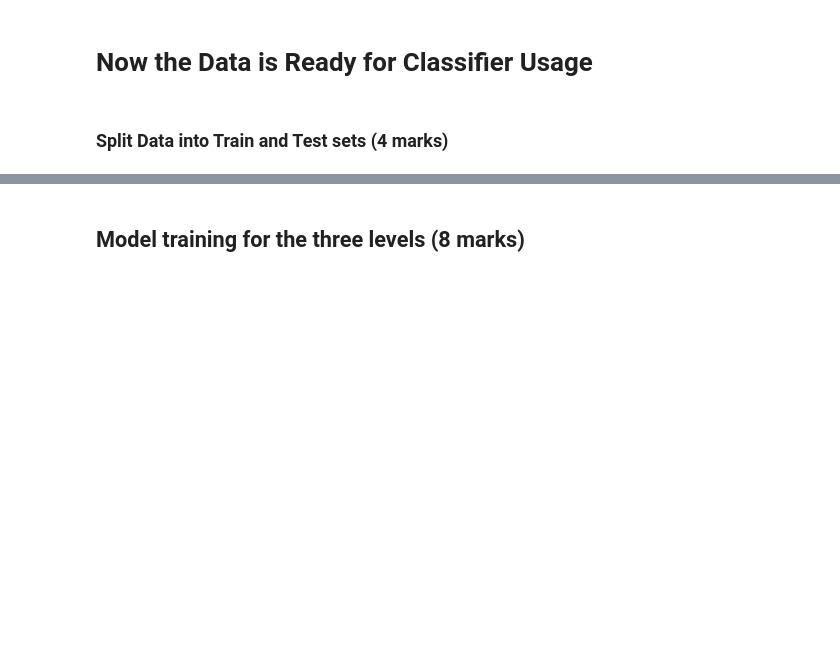
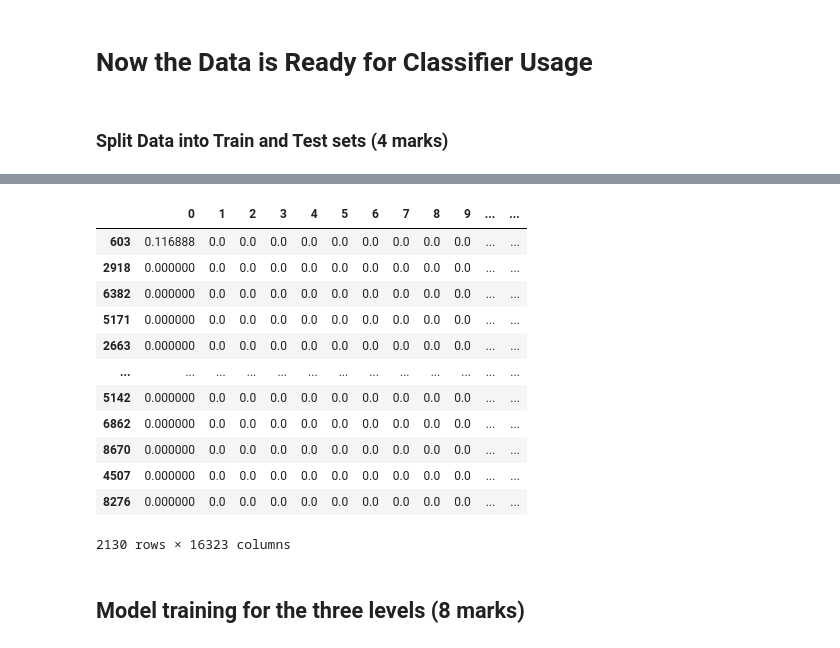
Before and after one commit to azebro/MSC_DS, a Jupyter notebook: DSM030/Coursework/Task-Solution-Skeleton.ipynb, the cells around one changed output, grey strips where cells are left out. Drawn from its saved outputs; the diff is of its cells as text; code cells hidden in the pictures; blank space fills up the shorter version.

```diff
--- a/DSM030/Coursework/Task-Solution-Skeleton.ipynb
+++ b/DSM030/Coursework/Task-Solution-Skeleton.ipynb
@@ -247,0 +258,16 @@ text_tfidf.head()
+# %%
+test_data
+# %% [output]
+|  | 0 | 1 | 2 | 3 | 4 | 5 | 6 | 7 | 8 | 9 | ... | ... |
+| 603 | 0.116888 | 0.0 | 0.0 | 0.0 | 0.0 | 0.0 | 0.0 | 0.0 | 0.0 | 0.0 | ... | ... |
+| 2918 | 0.000000 | 0.0 | 0.0 | 0.0 | 0.0 | 0.0 | 0.0 | 0.0 | 0.0 | 0.0 | ... | ... |
+| 6382 | 0.000000 | 0.0 | 0.0 | 0.0 | 0.0 | 0.0 | 0.0 | 0.0 | 0.0 | 0.0 | ... | ... |
+| 5171 | 0.000000 | 0.0 | 0.0 | 0.0 | 0.0 | 0.0 | 0.0 | 0.0 | 0.0 | 0.0 | ... | ... |
+| 2663 | 0.000000 | 0.0 | 0.0 | 0.0 | 0.0 | 0.0 | 0.0 | 0.0 | 0.0 | 0.0 | ... | ... |
+| ... | ... | ... | ... | ... | ... | ... | ... | ... | ... | ... | ... | ... |
+| 5142 | 0.000000 | 0.0 | 0.0 | 0.0 | 0.0 | 0.0 | 0.0 | 0.0 | 0.0 | 0.0 | ... | ... |
+| 6862 | 0.000000 | 0.0 | 0.0 | 0.0 | 0.0 | 0.0 | 0.0 | 0.0 | 0.0 | 0.0 | ... | ... |
+| 8670 | 0.000000 | 0.0 | 0.0 | 0.0 | 0.0 | 0.0 | 0.0 | 0.0 | 0.0 | 0.0 | ... | ... |
+| 4507 | 0.000000 | 0.0 | 0.0 | 0.0 | 0.0 | 0.0 | 0.0 | 0.0 | 0.0 | 0.0 | ... | ... |
+| 8276 | 0.000000 | 0.0 | 0.0 | 0.0 | 0.0 | 0.0 | 0.0 | 0.0 | 0.0 | 0.0 | ... | ... |
+2130 rows × 16323 columns
```
Also changed, not shown: parts of 25 cells of this notebook, 1 other file.
